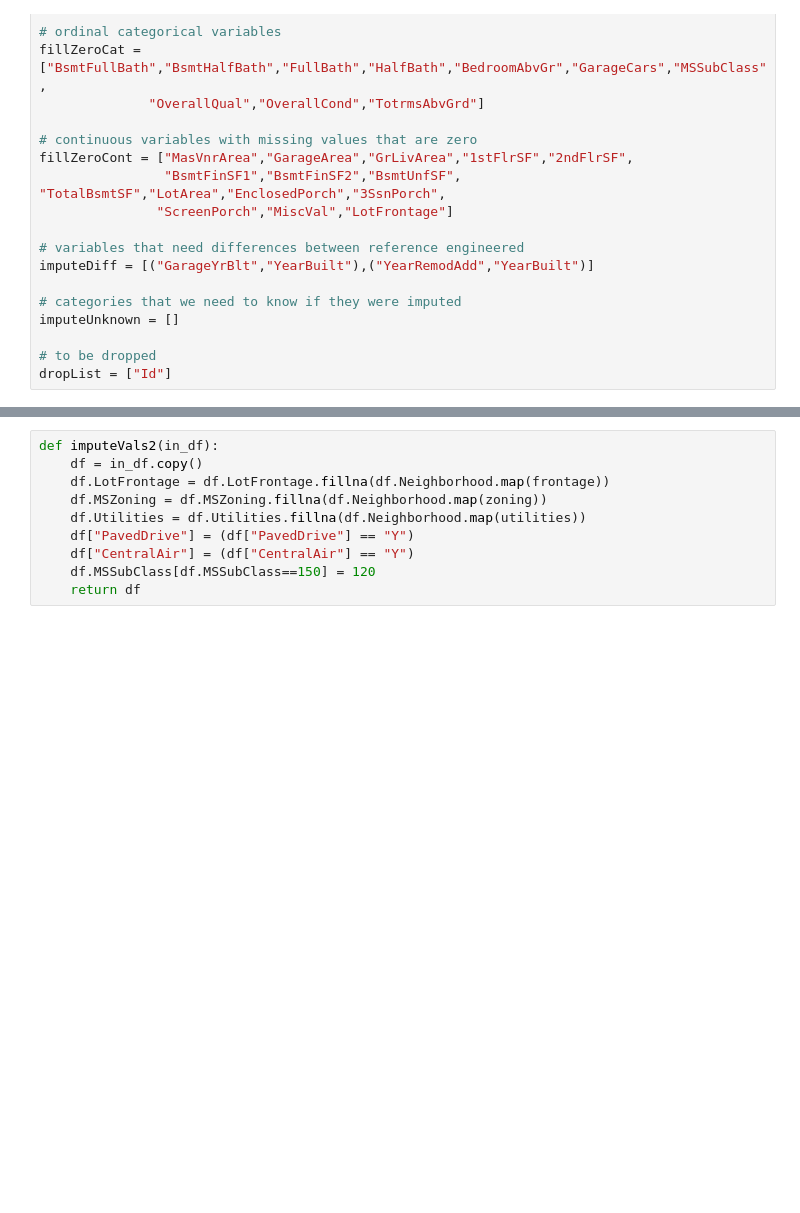
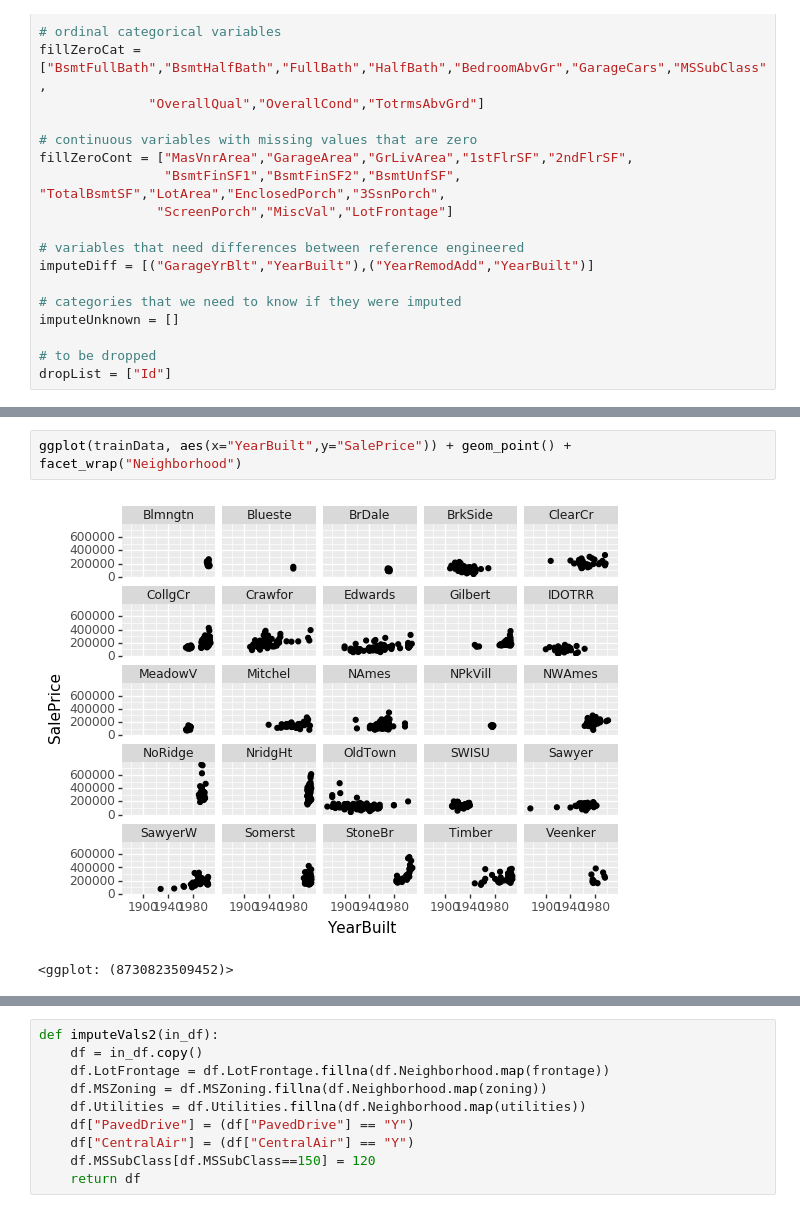
Before and after one commit to AJB0211/AmesHousingRegression, a Jupyter notebook: linear_model.ipynb, the cells around one changed output, grey strips where cells are left out. Drawn from its saved outputs; the diff is of its cells as text; blank space fills up the shorter version.

```diff
--- a/linear_model.ipynb
+++ b/linear_model.ipynb
@@ -107,3 +102,8 @@ trainData.plot.scatter("TotRmsAbvGrd","SalePrice")
+# %%
+ggplot(trainData, aes(x="YearBuilt",y="SalePrice")) + geom_point() + facet_wrap("Neighborhood")
+# %% [output]
+[figure, added]
+<ggplot: (8730823509452)>
 # %%
 ## These are for the linear model
 selected=[]
```
Also changed, not shown: parts of 17 cells of this notebook, 9 other files.
